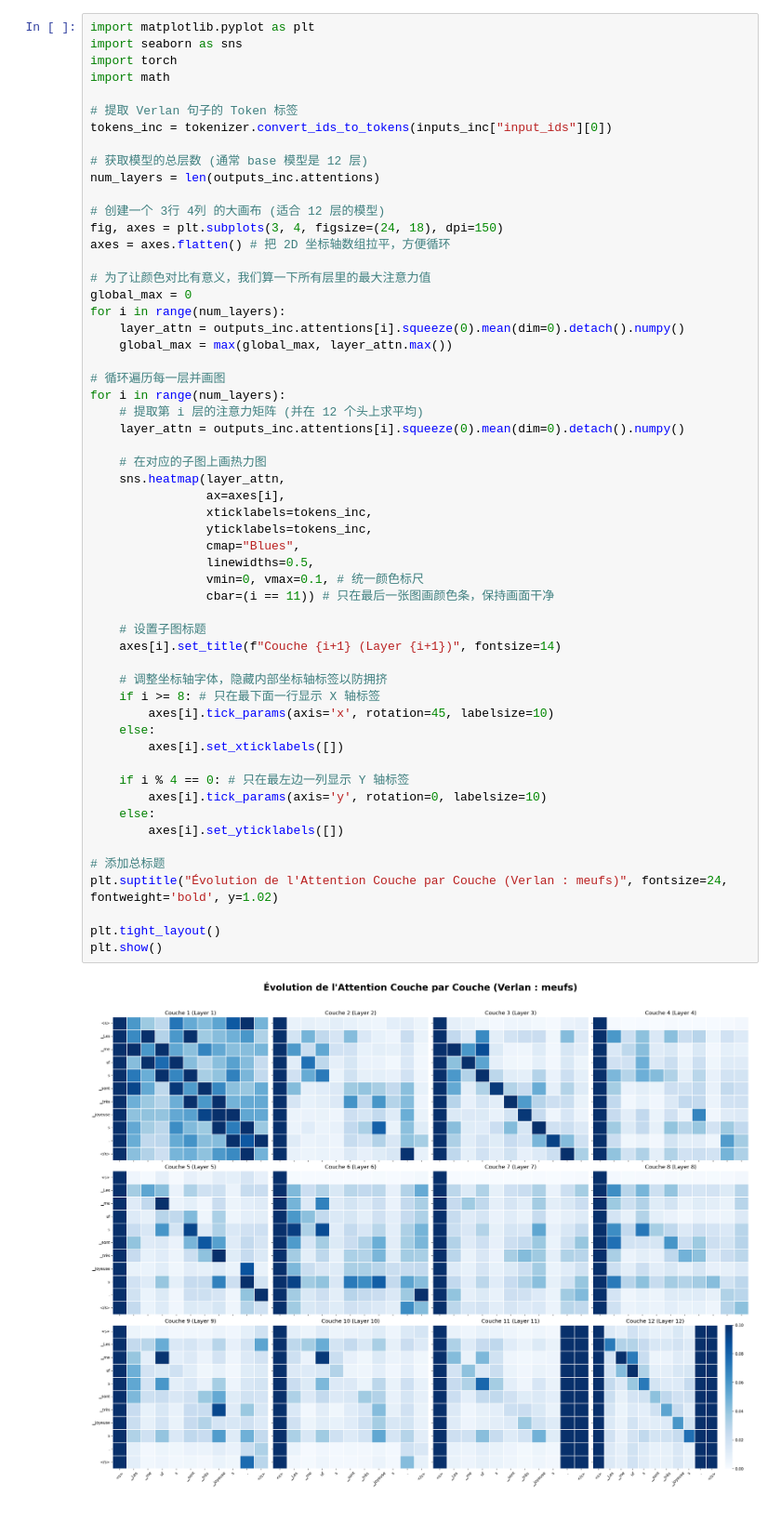
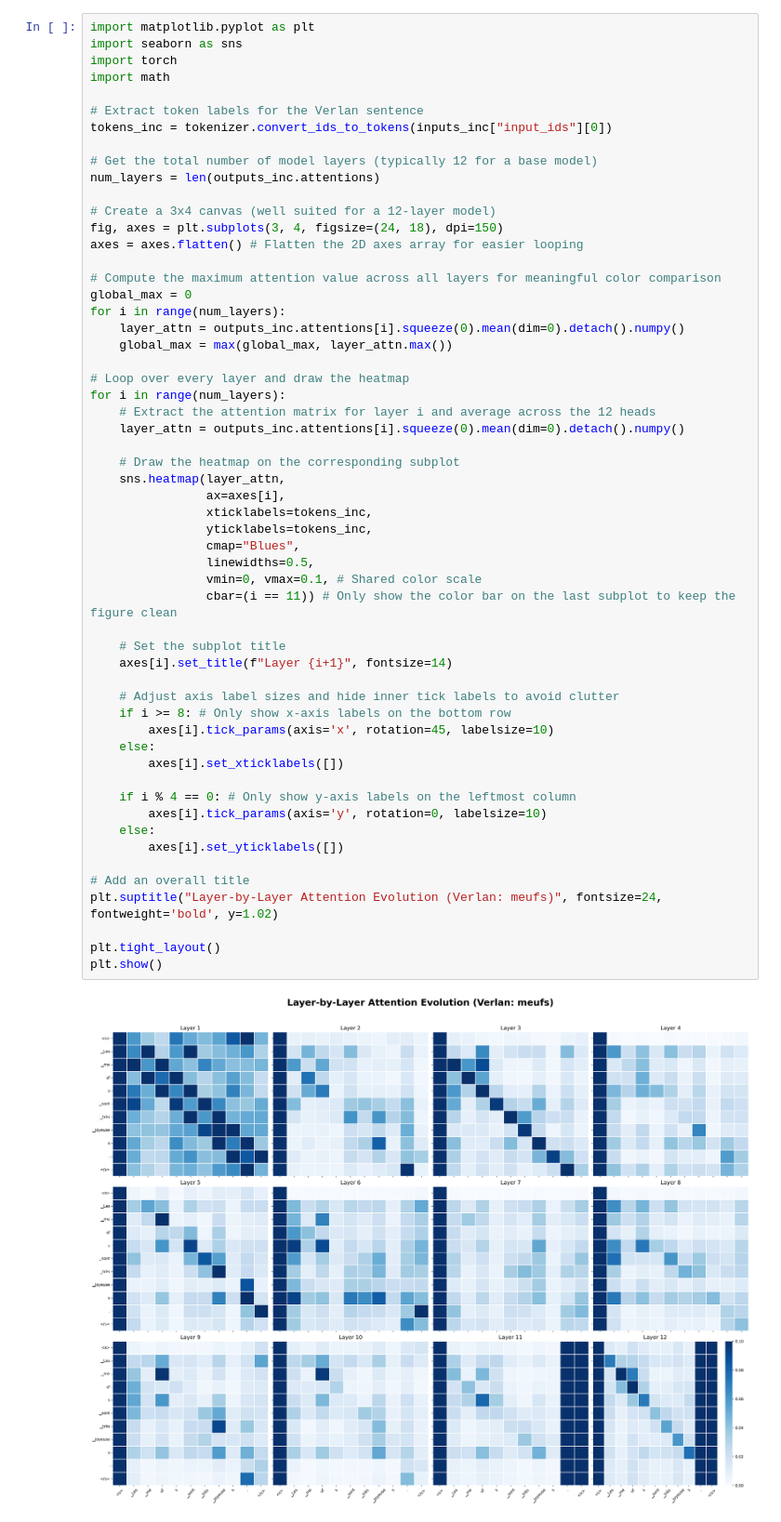
Before and after one commit to Simonwan03/llm_verlan, a Jupyter notebook: notebooks/attention_visualization.ipynb, the cells around one changed output. Shown at 93% size. Cells and saved outputs as stored; diff of their text form.

```diff
--- a/notebooks/attention_visualization.ipynb
+++ b/notebooks/attention_visualization.ipynb
@@ -186,58 +186,58 @@ import seaborn as sns
 import torch
 import math
 
-# 提取 Verlan 句子的 Token 标签
+# Extract token labels for the Verlan sentence
 tokens_inc = tokenizer.convert_ids_to_tokens(inputs_inc["input_ids"][0])
 
-# 获取模型的总层数 (通常 base 模型是 12 层)
+# Get the total number of model layers (typically 12 for a base model)
 num_layers = len(outputs_inc.attentions)
 
-# 创建一个 3行 4列 的大画布 (适合 12 层的模型)
+# Create a 3x4 canvas (well suited for a 12-layer model)
 fig, axes = plt.subplots(3, 4, figsize=(24, 18), dpi=150)
-axes = axes.flatten() # 把 2D 坐标轴数组拉平，方便循环
+axes = axes.flatten() # Flatten the 2D axes array for easier looping
 
-# 为了让颜色对比有意义，我们算一下所有层里的最大注意力值
+# Compute the maximum attention value across all layers for meaningful color comparison
 global_max = 0
 for i in range(num_layers):
     layer_attn = outputs_inc.attentions[i].squeeze(0).mean(dim=0).detach().numpy()
     global_max = max(global_max, layer_attn.max())
 
-# 循环遍历每一层并画图
+# Loop over every layer and draw the heatmap
 for i in range(num_layers):
-    # 提取第 i 层的注意力矩阵 (并在 12 个头上求平均)
+    # Extract the attention matrix for layer i and average across the 12 heads
     layer_attn = outputs_inc.attentions[i].squeeze(0).mean(dim=0).detach().numpy()
 
-    # 在对应的子图上画热力图
+    # Draw the heatmap on the corresponding subplot
     sns.heatmap(layer_attn,
                 ax=axes[i],
                 xticklabels=tokens_inc,
                 yticklabels=tokens_inc,
                 cmap="Blues",
                 linewidths=0.5,
-                vmin=0, vmax=0.1, # 统一颜色标尺
-                cbar=(i == 11)) # 只在最后一张图画颜色条，保持画面干净
+                vmin=0, vmax=0.1, # Shared color scale
+                cbar=(i == 11)) # Only show the color bar on the last subplot to keep the figure clean
 
-    # 设置子图标题
-    axes[i].set_title(f"Couche {i+1} (Layer {i+1})", fontsize=14)
+    # Set the subplot title
+    axes[i].set_title(f"Layer {i+1}", fontsize=14)
 
-    # 调整坐标轴字体，隐藏内部坐标轴标签以防拥挤
-    if i >= 8: # 只在最下面一行显示 X 轴标签
+    # Adjust axis label sizes and hide inner tick labels to avoid clutter
+    if i >= 8: # Only show x-axis labels on the bottom row
         axes[i].tick_params(axis='x', rotation=45, labelsize=10)
     else:
         axes[i].set_xticklabels([])
 
-    if i % 4 == 0: # 只在最左边一列显示 Y 轴标签
+    if i % 4 == 0: # Only show y-axis labels on the leftmost column
         axes[i].tick_params(axis='y', rotation=0, labelsize=10)
     else:
         axes[i].set_yticklabels([])
 
-# 添加总标题
-plt.suptitle("Évolution de l'Attention Couche par Couche (Verlan : meufs)", fontsize=24, fontweight='bold', y=1.02)
+# Add an overall title
+plt.suptitle("Layer-by-Layer Attention Evolution (Verlan: meufs)", fontsize=24, fontweight='bold', y=1.02)
 
 plt.tight_layout()
 plt.show()
 # %% [output]
-[figure, old version]
+[figure, new version]
 # %%
 import matplotlib.pyplot as plt
 import seaborn as sns
```
Also changed, not shown: parts of 5 cells of this notebook, 8 other files.
